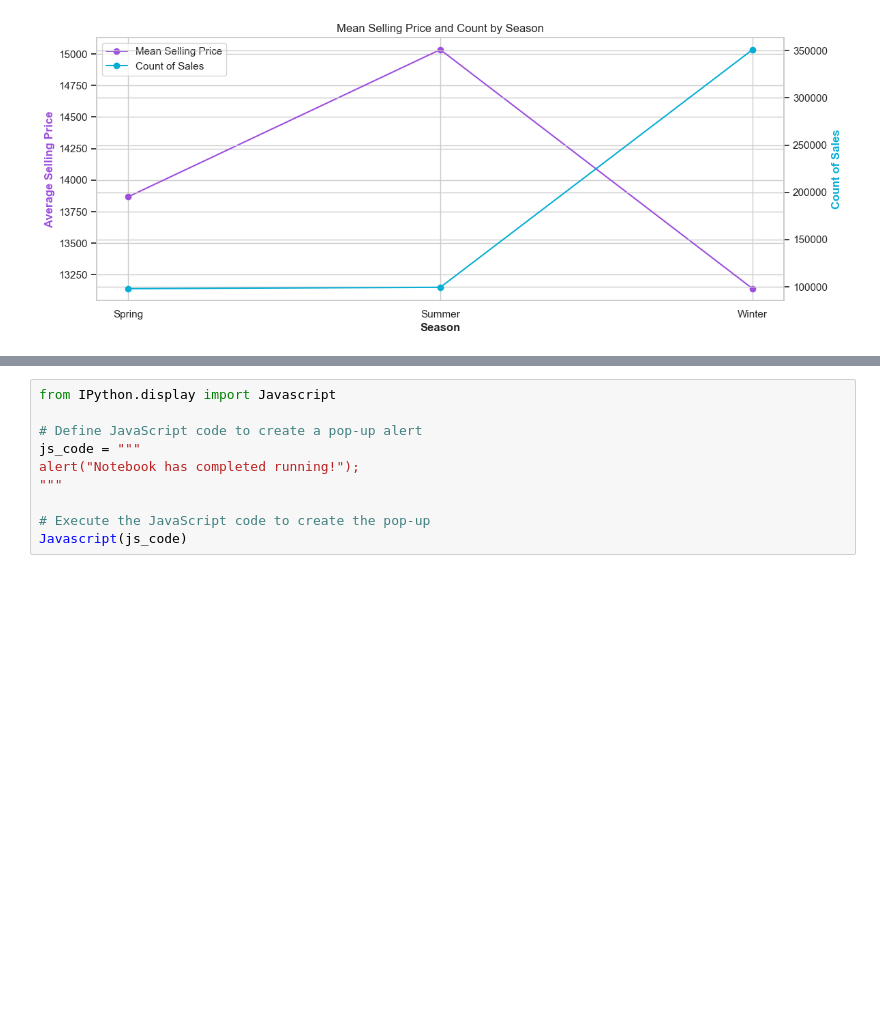
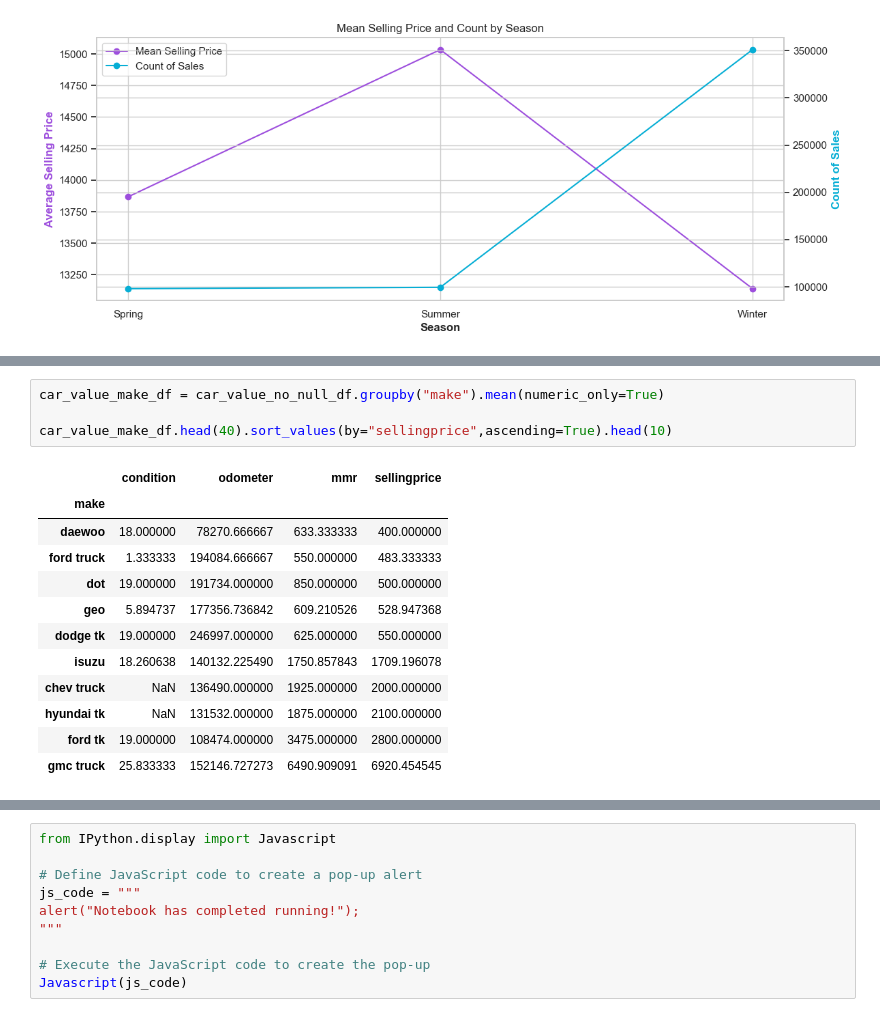
Before and after one commit to jerryevalentine/UCB-Project-1, a Jupyter notebook: Project_1_Group_7_Consolidated.ipynb, the cells around one changed output, grey strips where cells are left out. Cells and saved outputs as stored; diff of their text form; blank space fills up the shorter version.

```diff
--- a/Project_1_Group_7_Consolidated.ipynb
+++ b/Project_1_Group_7_Consolidated.ipynb
@@ -756,0 +805,17 @@ plt.show()
+# %%
+car_value_make_df = car_value_no_null_df.groupby("make").mean(numeric_only=True)
+
+car_value_make_df.head(40).sort_values(by="sellingprice",ascending=True).head(10)
+# %% [output]
+|  | condition | odometer | mmr | sellingprice |
+| make |  |  |  |  |
+| daewoo | 18.000000 | 78270.666667 | 633.333333 | 400.000000 |
+| ford truck | 1.333333 | 194084.666667 | 550.000000 | 483.333333 |
+| dot | 19.000000 | 191734.000000 | 850.000000 | 500.000000 |
+| geo | 5.894737 | 177356.736842 | 609.210526 | 528.947368 |
+| dodge tk | 19.000000 | 246997.000000 | 625.000000 | 550.000000 |
+| isuzu | 18.260638 | 140132.225490 | 1750.857843 | 1709.196078 |
+| chev truck | NaN | 136490.000000 | 1925.000000 | 2000.000000 |
+| hyundai tk | NaN | 131532.000000 | 1875.000000 | 2100.000000 |
+| ford tk | 19.000000 | 108474.000000 | 3475.000000 | 2800.000000 |
+| gmc truck | 25.833333 | 152146.727273 | 6490.909091 | 6920.454545 |
```
Also changed, not shown: parts of 3 cells of this notebook.
